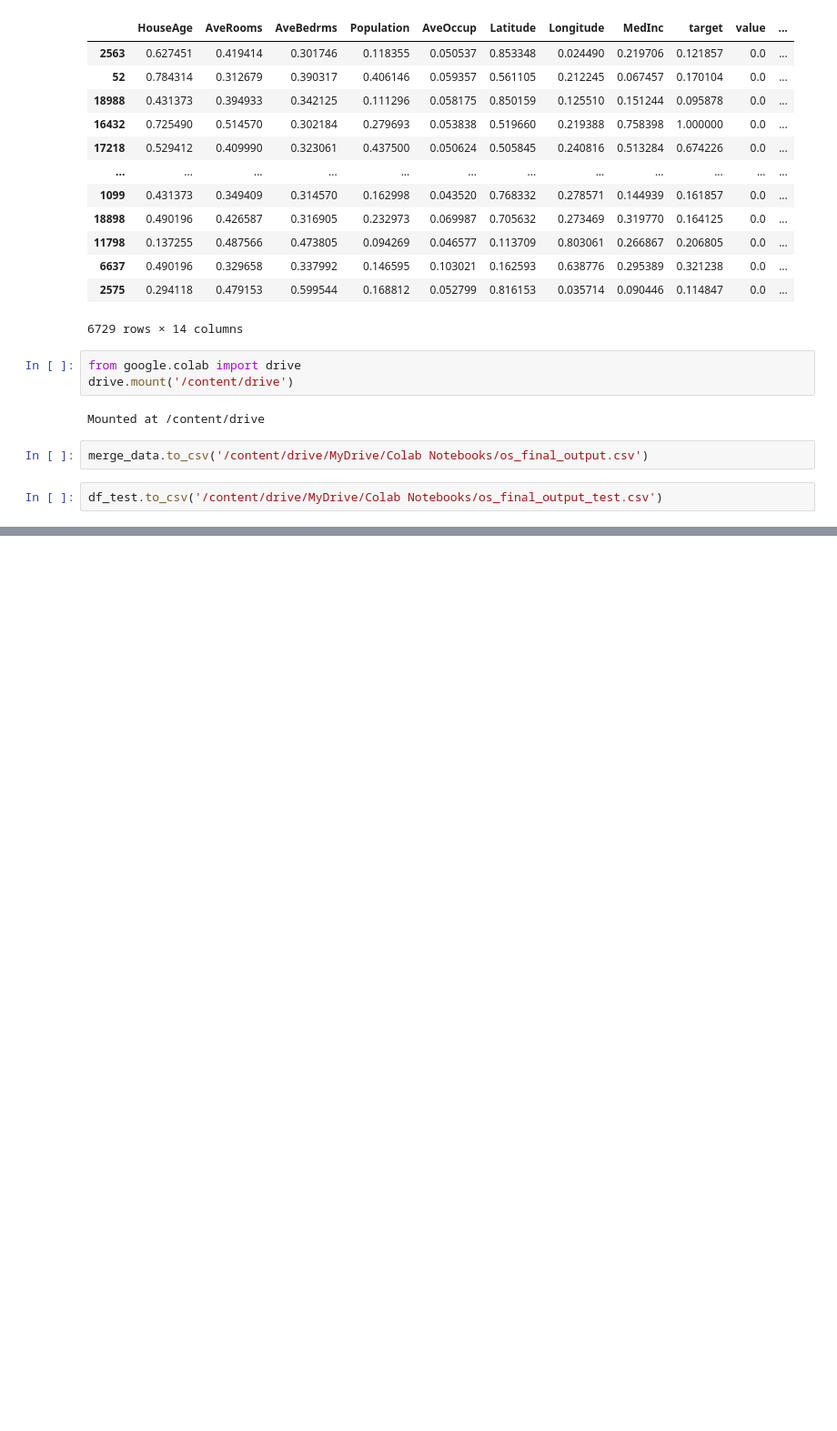
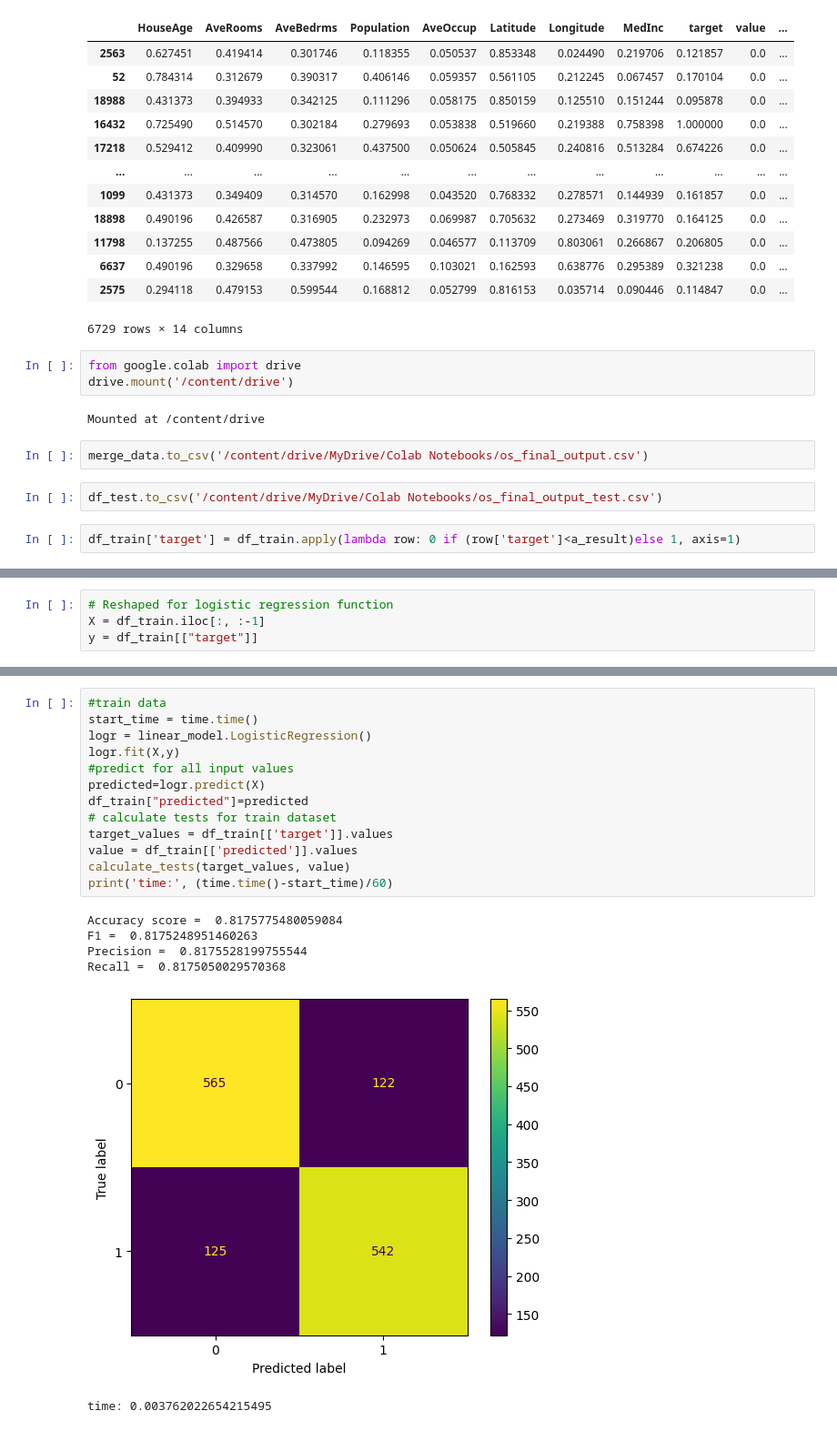
Before and after one commit to erikaminarikova/REFRESH, a Jupyter notebook: example_12_ordinal_sums_ostrava_data_2classes_different_learning_methods.ipynb, the cells around one changed output, grey strips where cells are left out. Shown at 91% size. Drawn from its saved outputs; the diff is of its cells as text; blank space fills up the shorter version.

```diff
--- a/example_12_ordinal_sums_ostrava_data_2classes_different_learning_methods.ipynb
+++ b/example_12_ordinal_sums_ostrava_data_2classes_different_learning_methods.ipynb
@@ -664,3 +664,5 @@ Mounted at /content/drive
 merge_data.to_csv('/content/drive/MyDrive/Colab Notebooks/os_final_output.csv')
 # %%
 df_test.to_csv('/content/drive/MyDrive/Colab Notebooks/os_final_output_test.csv')
+# %%
+df_train['target'] = df_train.apply(lambda row: 0 if (row['target']<a_result)else 1, axis=1)
@@ -666,0 +689,4 @@ df_test.to_csv('/content/drive/MyDrive/Colab Notebooks/os_final_output_test.csv'
+# %%
+# Reshaped for logistic regression function
+X = df_train.iloc[:, :-1]
+y = df_train[["target"]]
@@ -666,0 +709,20 @@ df_test.to_csv('/content/drive/MyDrive/Colab Notebooks/os_final_output_test.csv'
+# %%
+#train data
+start_time = time.time()
+logr = linear_model.LogisticRegression()
+logr.fit(X,y)
+#predict for all input values
+predicted=logr.predict(X)
+df_train["predicted"]=predicted
+# calculate tests for train dataset
+target_values = df_train[['target']].values
+value = df_train[['predicted']].values
+calculate_tests(target_values, value)
+print('time:', (time.time()-start_time)/60)
+# %% [output]
+Accuracy score =  0.8175775480059084
+F1 =  0.8175248951460263
+Precision =  0.8175528199755544
+Recall =  0.8175050029570368
+[figure, added]
+time: 0.003762022654215495
```
Also changed, not shown: parts of 16 cells of this notebook.
